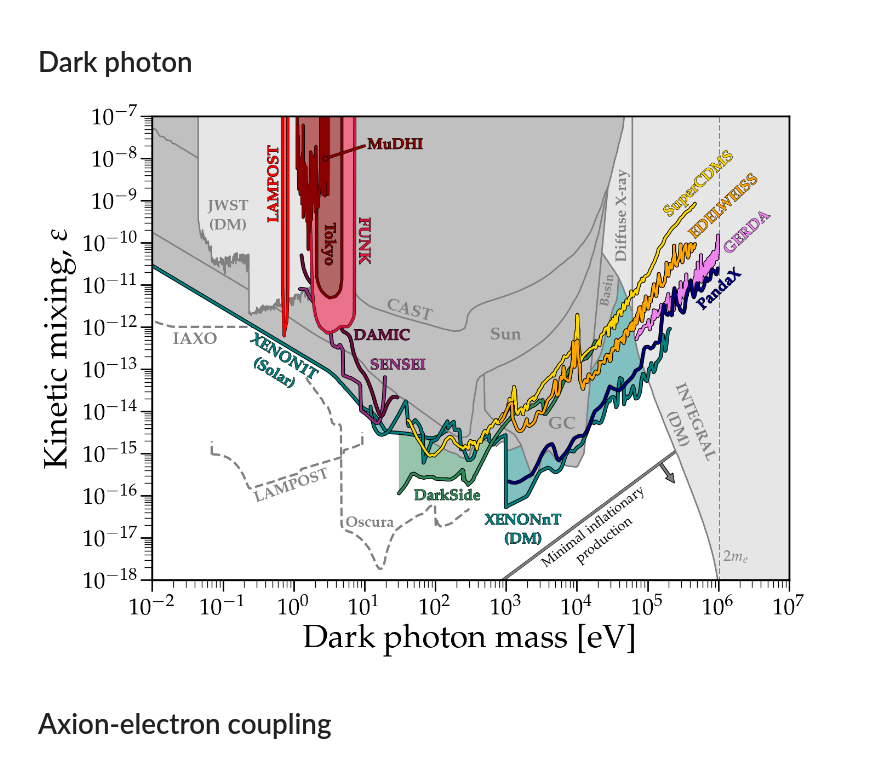
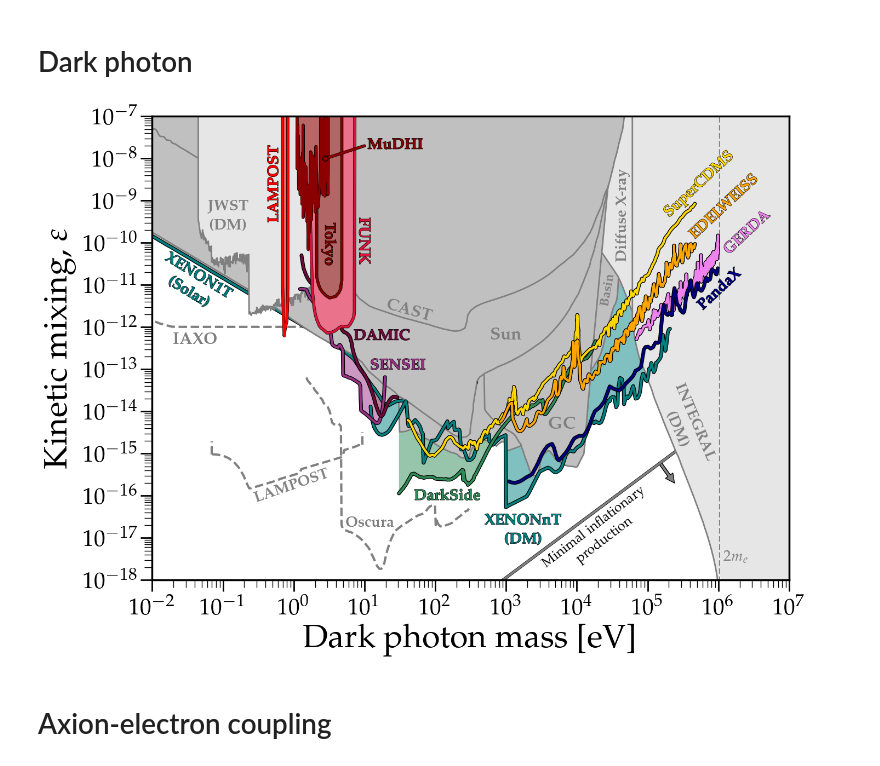
Before and after one commit to cajohare/DirectDetectionPlots, a Jupyter notebook: notebooks/DM-Absorption.ipynb, the cells around one changed output. Drawn from its saved outputs; the diff is of its cells as text; code cells hidden in the pictures.

Commit message:
updated XENONnT solar dark photon

```diff
--- a/notebooks/DM-Absorption.ipynb
+++ b/notebooks/DM-Absorption.ipynb
@@ -42,7 +42,7 @@ SimpleAnnotation(ax,1e1,0.28e1,2e-8,1e-8,color='darkred')
 
 
 # Stellar/astrophysical bounds
-PlotBound(ax,fpath+'XENON1T_Solar_SE.txt',label=r'\begin{center}{\bf XENON1T \linebreak (Solar)}\end{center}',label_pos=[0.24,4.7e-13],edgecolor='teal',textcolor='teal',facealpha=1,facecolor=col_alpha('gray',0.5),rotation=-31.5,zorder=0,fontsize=20)
+PlotBound(ax,fpath+'XENON1T_Solar_S2.txt',label=r'\begin{center}{\bf XENON1T \linebreak (Solar)}\end{center}',label_pos=[0.015,4e-11],edgecolor='teal',textcolor='teal',facealpha=1,facecolor=col_alpha('gray',0.5),rotation=-31.5,zorder=0,fontsize=20)
 PlotBound(ax,fpath+'GlobularClusters.txt',label=r'{\bf GC}',label_pos=[4e3,4.0e-15],edgecolor='gray',facealpha=1,facecolor=col_alpha('gray',0.5),textcolor='gray',text_path_effects=None,rotation=0,zorder=0,fontsize=23,path_effects=None,lw=2)
 PlotBound(ax,fpath+'Solar.txt',label=r'{\bf Sun}',label_pos=[0.6e3,5.0e-13],edgecolor='gray',facealpha=1,facecolor=col_alpha('gray',0.5),textcolor='gray',text_path_effects=None,rotation=0,zorder=0,fontsize=23,path_effects=None,lw=2)
 PlotBound(ax,fpath+'Solar-Global.txt',rescale_m=True,edgecolor='gray',facealpha=1,facecolor=col_alpha('gray',0.5),zorder=0,path_effects=None,lw=2)
@@ -74,34 +74,34 @@ plt.fill_between(mchi,gmax,y2=1,lw=0,color=col_alpha('gray',0.2),zorder=-10)
 
 # Finishing touches
 #plt.fill_between([1e6,1e7],[1e-20,1e-20],y2=1,lw=0,color=col_alpha('gray',0.2),zorder=-10)
 plt.plot([2*511e3,2*511e3],[1e-19,1e0],'--',lw=2,color='gray',zorder=-10)
 plt.text(2.3*511e3,0.3e-17,'$2 m_e$',fontsize=20,color='gray')
 ax.set_yscale('log')
 ax.set_xscale('log')
 ax.set_xlim([0.01,1e7])
 ax.set_ylim([1e-18,1e-7])
 ax.set_xlabel('Dark photon mass [eV]')
 ax.set_ylabel(r'Kinetic mixing, $\varepsilon$',labelpad=10)
 locmaj = matplotlib.ticker.LogLocator(base=10.0, subs=(1.0, ), numticks=50)
 locmin = matplotlib.ticker.LogLocator(base=10.0, subs=arange(2, 10)*.1,numticks=100)
 ax.yaxis.set_major_locator(locmaj)
 ax.yaxis.set_minor_locator(locmin)
 locmaj = matplotlib.ticker.LogLocator(base=10.0, subs=(1.0, ), numticks=50)
 locmin = matplotlib.ticker.LogLocator(base=10.0, subs=arange(2, 10)*.1,numticks=100)
 ax.xaxis.set_major_locator(locmaj)
 ax.xaxis.set_minor_locator(locmin)
 
 
 MySaveFig(fig,'DarkPhoton')
 
 # Add Projections
 PlotBound(ax,fpath+'Projections/IAXO-Longitudinal.txt',label=r'{\bf IAXO}',label_pos=[2e-2,4e-13],path_effects=None,edgecolor='gray',facealpha=0,linestyle='--',textcolor='gray',lw=3,zorder=-10,fontsize=22,text_path_effects=None)
 PlotBound(ax,fpath+'Projections/LAMPOST.txt',label=r'{\bf LAMPOST}',start_x=1,end_x=-1,AddMinorEdges=True,MinorEdgeScale=2,label_pos=[0.3,0.7e-16],path_effects=None,edgecolor='gray',facealpha=0,linestyle='--',textcolor='gray',lw=3,text_path_effects=None,rotation=19,zorder=-10,fontsize=20)
 PlotBound(ax,fpath+'Projections/OSCURA.txt',label=r'{\bf Oscura}',label_pos=[5.5,0.18e-16],path_effects=None,edgecolor='gray',facealpha=0,linestyle='--',textcolor='gray',lw=3,text_path_effects=None,rotation=0,zorder=-10,fontsize=20)
 
 MySaveFig(fig,'DarkPhoton_with_Projections')
 # %% [output]
-[figure, old version]
+[figure, new version]
 # %% [markdown]
 # Axion-electron coupling
 # %%
```
Also changed, not shown: 15 other files.
